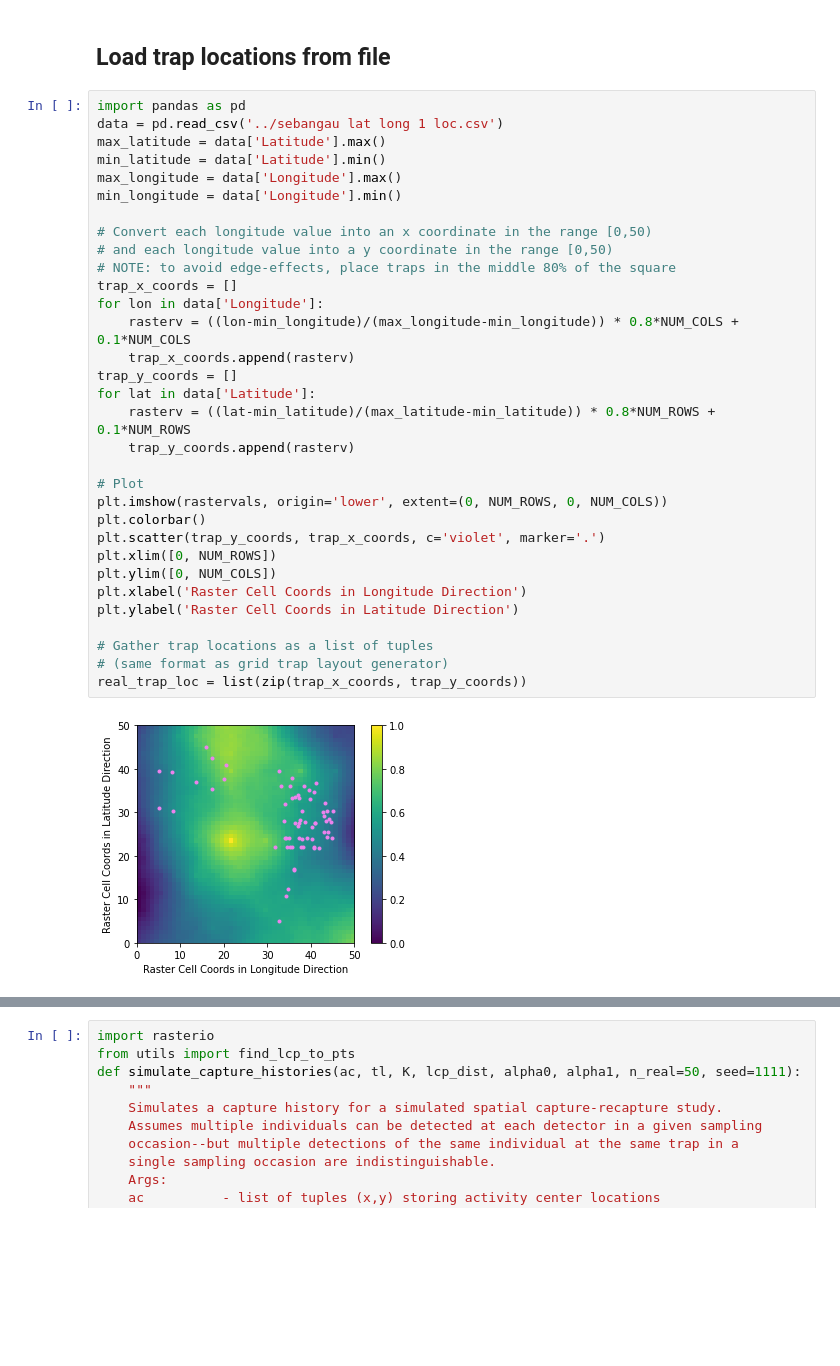
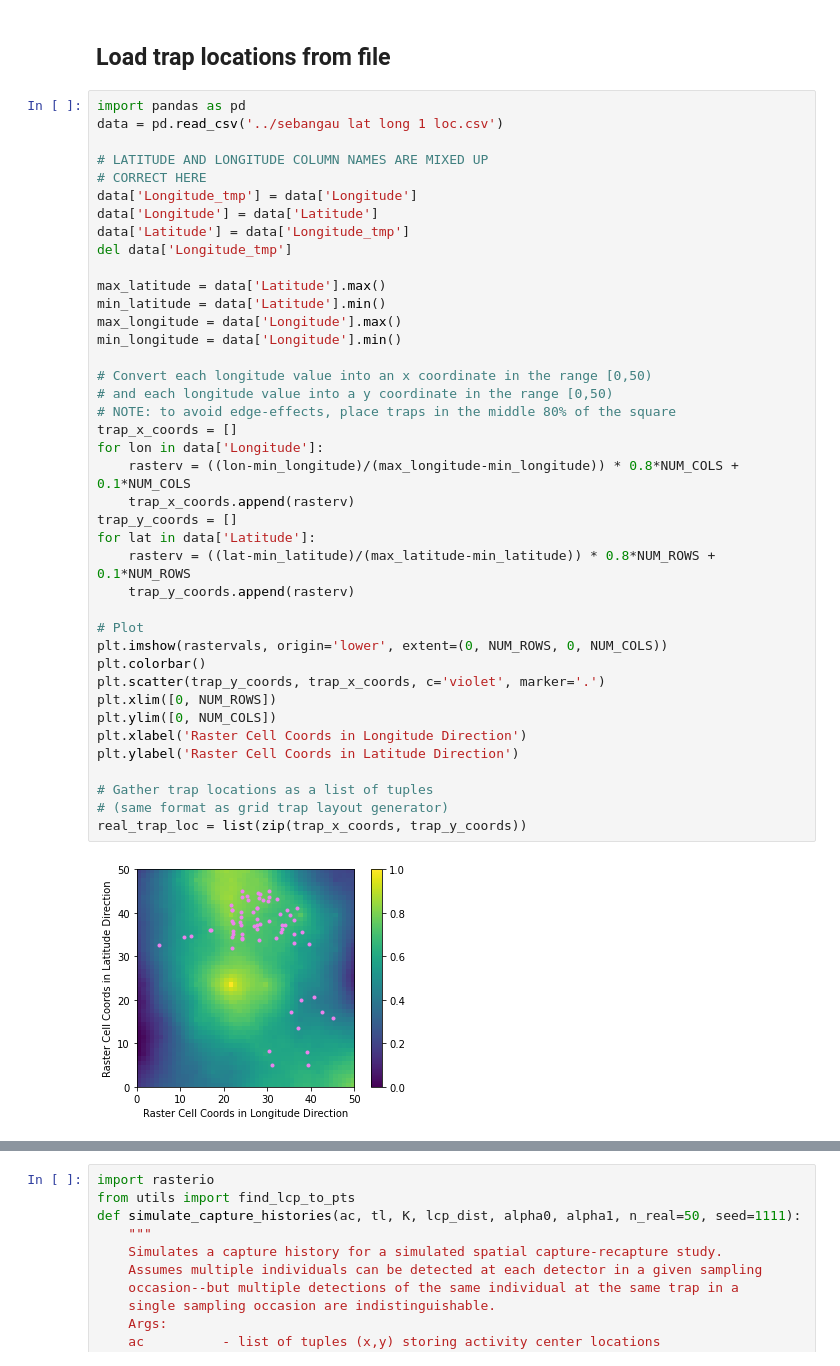
Before and after one commit to Dilkina-Lab/CameraTrapsWebpageBackend, a Jupyter notebook: src/Generate Landscape Rasters.ipynb, the cells around one changed output, grey strips where cells are left out. Cells and saved outputs as stored; diff of their text form; blank space fills up the shorter version.

```diff
--- a/src/Generate Landscape Rasters.ipynb
+++ b/src/Generate Landscape Rasters.ipynb
@@ -145,34 +145,42 @@ plt.ylim([0, NUM_COLS])
 # %%
 import pandas as pd
 data = pd.read_csv('../sebangau lat long 1 loc.csv')
+
+# LATITUDE AND LONGITUDE COLUMN NAMES ARE MIXED UP
+# CORRECT HERE
+data['Longitude_tmp'] = data['Longitude']
+data['Longitude'] = data['Latitude']
+data['Latitude'] = data['Longitude_tmp']
+del data['Longitude_tmp']
+
 max_latitude = data['Latitude'].max()
 min_latitude = data['Latitude'].min()
 max_longitude = data['Longitude'].max()
 min_longitude = data['Longitude'].min()
 
 # Convert each longitude value into an x coordinate in the range [0,50)
 # and each longitude value into a y coordinate in the range [0,50)
 # NOTE: to avoid edge-effects, place traps in the middle 80% of the square
 trap_x_coords = []
 for lon in data['Longitude']:
     rasterv = ((lon-min_longitude)/(max_longitude-min_longitude)) * 0.8*NUM_COLS + 0.1*NUM_COLS
     trap_x_coords.append(rasterv)
 trap_y_coords = []
 for lat in data['Latitude']:
     rasterv = ((lat-min_latitude)/(max_latitude-min_latitude)) * 0.8*NUM_ROWS + 0.1*NUM_ROWS
     trap_y_coords.append(rasterv)
 
 # Plot
 plt.imshow(rastervals, origin='lower', extent=(0, NUM_ROWS, 0, NUM_COLS))
 plt.colorbar()
 plt.scatter(trap_y_coords, trap_x_coords, c='violet', marker='.')
 plt.xlim([0, NUM_ROWS])
 plt.ylim([0, NUM_COLS])
 plt.xlabel('Raster Cell Coords in Longitude Direction')
 plt.ylabel('Raster Cell Coords in Latitude Direction')
 
 # Gather trap locations as a list of tuples
 # (same format as grid trap layout generator)
 real_trap_loc = list(zip(trap_x_coords, trap_y_coords))
 # %% [output]
-[figure, old version]
+[figure, new version]
```
Also changed, not shown: parts of 7 cells of this notebook.
